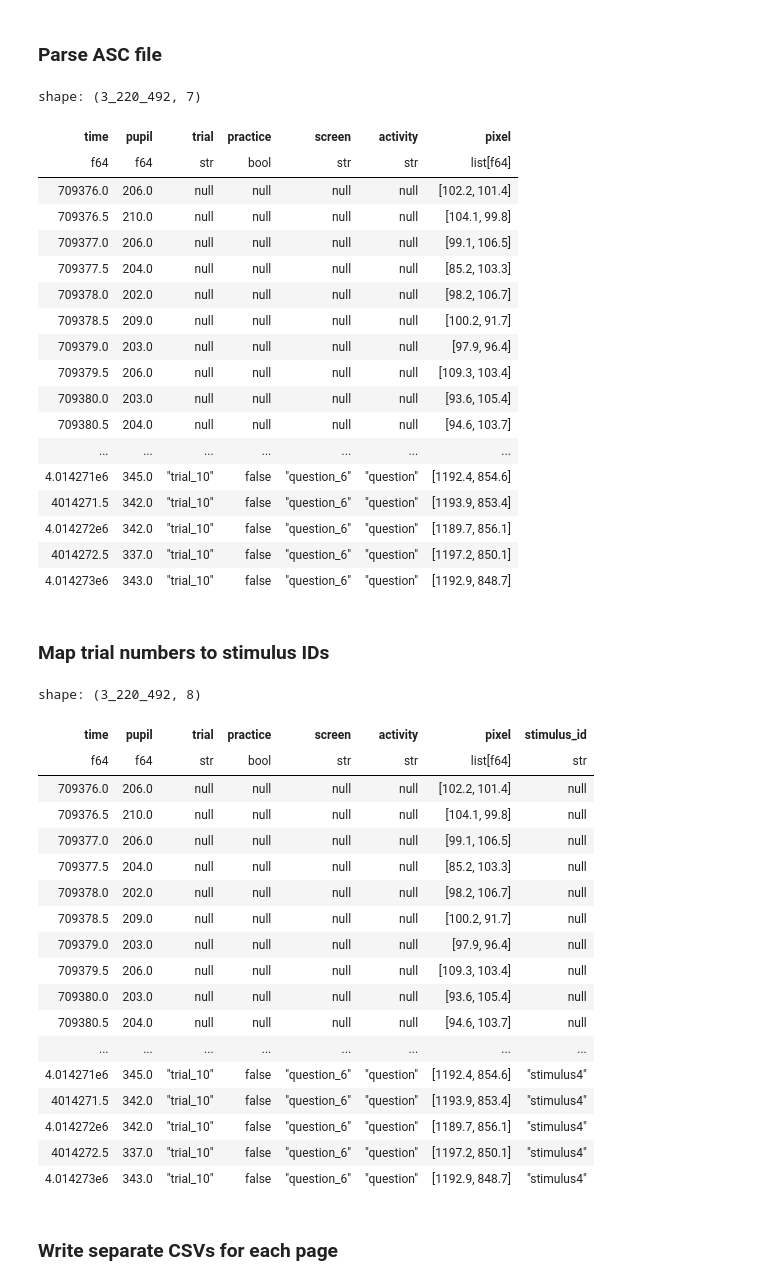
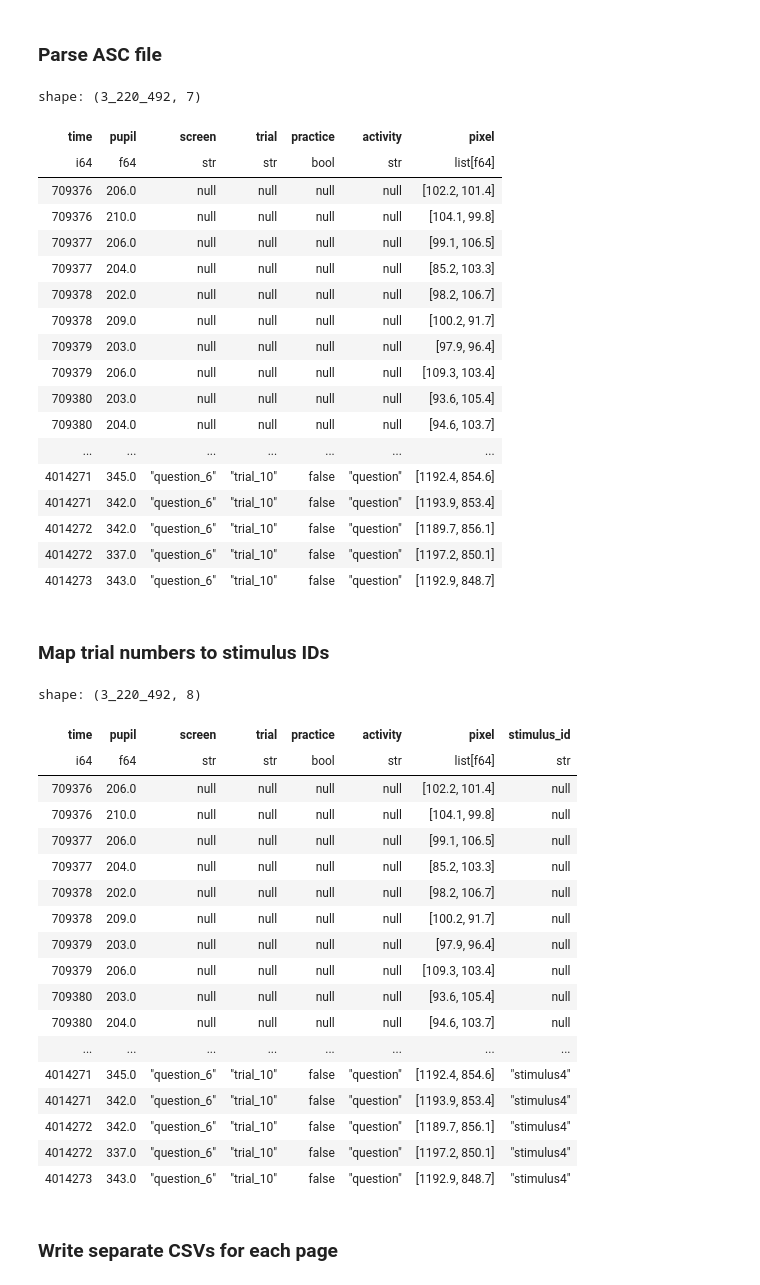
Before and after one commit to theDebbister/multipleye-preprocessing, a Jupyter notebook: preprocessing.ipynb, the cells around one changed output. Drawn from its saved outputs; the diff is of its cells as text; code cells hidden in the pictures.

```diff
--- a/preprocessing.ipynb
+++ b/preprocessing.ipynb
@@ -21,5 +22,5 @@ To discuss:
 import subprocess
 
 edf = data_dir / "ch1hr007.edf"
-subprocess.run(["./edf2asc", edf, "-input", "-ftime", "-p", output_dir, "-y"])
+subprocess.run(["./edf2asc", edf, "-input", "-ftime", "-p", output_dir, "-y"], shell=True, check = True)
 # %% [output]
@@ -110,60 +77,61 @@ data = pm.gaze.from_asc(
 data.frame
 # %% [output]
 shape: (3_220_492, 7)
-| time | pupil | trial | practice | screen | activity | pixel |
-| f64 | f64 | str | bool | str | str | list[f64] |
-| 709376.0 | 206.0 | null | null | null | null | [102.2, 101.4] |
-| 709376.5 | 210.0 | null | null | null | null | [104.1, 99.8] |
-| 709377.0 | 206.0 | null | null | null | null | [99.1, 106.5] |
-| 709377.5 | 204.0 | null | null | null | null | [85.2, 103.3] |
-| 709378.0 | 202.0 | null | null | null | null | [98.2, 106.7] |
-| 709378.5 | 209.0 | null | null | null | null | [100.2, 91.7] |
-| 709379.0 | 203.0 | null | null | null | null | [97.9, 96.4] |
-| 709379.5 | 206.0 | null | null | null | null | [109.3, 103.4] |
-| 709380.0 | 203.0 | null | null | null | null | [93.6, 105.4] |
-| 709380.5 | 204.0 | null | null | null | null | [94.6, 103.7] |
+| time | pupil | screen | trial | practice | activity | pixel |
+| i64 | f64 | str | str | bool | str | list[f64] |
+| 709376 | 206.0 | null | null | null | null | [102.2, 101.4] |
+| 709376 | 210.0 | null | null | null | null | [104.1, 99.8] |
+| 709377 | 206.0 | null | null | null | null | [99.1, 106.5] |
+| 709377 | 204.0 | null | null | null | null | [85.2, 103.3] |
+| 709378 | 202.0 | null | null | null | null | [98.2, 106.7] |
+| 709378 | 209.0 | null | null | null | null | [100.2, 91.7] |
+| 709379 | 203.0 | null | null | null | null | [97.9, 96.4] |
+| 709379 | 206.0 | null | null | null | null | [109.3, 103.4] |
+| 709380 | 203.0 | null | null | null | null | [93.6, 105.4] |
+| 709380 | 204.0 | null | null | null | null | [94.6, 103.7] |
 | ... | ... | ... | ... | ... | ... | ... |
-| 4.014271e6 | 345.0 | "trial_10" | false | "question_6" | "question" | [1192.4, 854.6] |
-| 4014271.5 | 342.0 | "trial_10" | false | "question_6" | "question" | [1193.9, 853.4] |
-| 4.014272e6 | 342.0 | "trial_10" | false | "question_6" | "question" | [1189.7, 856.1] |
-| 4014272.5 | 337.0 | "trial_10" | false | "question_6" | "question" | [1197.2, 850.1] |
-| 4.014273e6 | 343.0 | "trial_10" | false | "question_6" | "question" | [1192.9, 848.7] |
+| 4014271 | 345.0 | "question_6" | "trial_10" | false | "question" | [1192.4, 854.6] |
+| 4014271 | 342.0 | "question_6" | "trial_10" | false | "question" | [1193.9, 853.4] |
+| 4014272 | 342.0 | "question_6" | "trial_10" | false | "question" | [1189.7, 856.1] |
+| 4014272 | 337.0 | "question_6" | "trial_10" | false | "question" | [1197.2, 850.1] |
+| 4014273 | 343.0 | "question_6" | "trial_10" | false | "question" | [1192.9, 848.7] |
 # %% [markdown]
 ### Map trial numbers to stimulus IDs
 # %%
 stimulus_ids = {
     "PRACTICE_trial_1": "practice1",
     "PRACTICE_trial_2": "practice2",
 }
-with open(data_dir / "logfiles" / "completed_stimuli.csv") as f:
+with open("data/pilot-hr-1-zh/logfiles/completed_stimuli.csv") as f:
+# with open(data_dir / "logfiles" / "completed_stimuli.csv") as f:
     reader = csv.DictReader(f)
     for i, row in enumerate(reader):
         stimulus_ids[f"trial_{i + 1}"] = f"stimulus{row['stimulus_id']}"
 
 df = data.frame.with_columns(
     pl.col("trial").replace(stimulus_ids).alias("stimulus_id")
 )
 df
 # %% [output]
 shape: (3_220_492, 8)
-| time | pupil | trial | practice | screen | activity | pixel | stimulus_id |
-| f64 | f64 | str | bool | str | str | list[f64] | str |
-| 709376.0 | 206.0 | null | null | null | null | [102.2, 101.4] | null |
-| 709376.5 | 210.0 | null | null | null | null | [104.1, 99.8] | null |
-| 709377.0 | 206.0 | null | null | null | null | [99.1, 106.5] | null |
-| 709377.5 | 204.0 | null | null | null | null | [85.2, 103.3] | null |
-| 709378.0 | 202.0 | null | null | null | null | [98.2, 106.7] | null |
-| 709378.5 | 209.0 | null | null | null | null | [100.2, 91.7] | null |
-| 709379.0 | 203.0 | null | null | null | null | [97.9, 96.4] | null |
-| 709379.5 | 206.0 | null | null | null | null | [109.3, 103.4] | null |
-| 709380.0 | 203.0 | null | null | null | null | [93.6, 105.4] | null |
-| 709380.5 | 204.0 | null | null | null | null | [94.6, 103.7] | null |
+| time | pupil | screen | trial | practice | activity | pixel | stimulus_id |
+| i64 | f64 | str | str | bool | str | list[f64] | str |
+| 709376 | 206.0 | null | null | null | null | [102.2, 101.4] | null |
+| 709376 | 210.0 | null | null | null | null | [104.1, 99.8] | null |
+| 709377 | 206.0 | null | null | null | null | [99.1, 106.5] | null |
+| 709377 | 204.0 | null | null | null | null | [85.2, 103.3] | null |
+| 709378 | 202.0 | null | null | null | null | [98.2, 106.7] | null |
+| 709378 | 209.0 | null | null | null | null | [100.2, 91.7] | null |
+| 709379 | 203.0 | null | null | null | null | [97.9, 96.4] | null |
+| 709379 | 206.0 | null | null | null | null | [109.3, 103.4] | null |
+| 709380 | 203.0 | null | null | null | null | [93.6, 105.4] | null |
+| 709380 | 204.0 | null | null | null | null | [94.6, 103.7] | null |
 | ... | ... | ... | ... | ... | ... | ... | ... |
-| 4.014271e6 | 345.0 | "trial_10" | false | "question_6" | "question" | [1192.4, 854.6] | "stimulus4" |
-| 4014271.5 | 342.0 | "trial_10" | false | "question_6" | "question" | [1193.9, 853.4] | "stimulus4" |
-| 4.014272e6 | 342.0 | "trial_10" | false | "question_6" | "question" | [1189.7, 856.1] | "stimulus4" |
-| 4014272.5 | 337.0 | "trial_10" | false | "question_6" | "question" | [1197.2, 850.1] | "stimulus4" |
-| 4.014273e6 | 343.0 | "trial_10" | false | "question_6" | "question" | [1192.9, 848.7] | "stimulus4" |
+| 4014271 | 345.0 | "question_6" | "trial_10" | false | "question" | [1192.4, 854.6] | "stimulus4" |
+| 4014271 | 342.0 | "question_6" | "trial_10" | false | "question" | [1193.9, 853.4] | "stimulus4" |
+| 4014272 | 342.0 | "question_6" | "trial_10" | false | "question" | [1189.7, 856.1] | "stimulus4" |
+| 4014272 | 337.0 | "question_6" | "trial_10" | false | "question" | [1197.2, 850.1] | "stimulus4" |
+| 4014273 | 343.0 | "question_6" | "trial_10" | false | "question" | [1192.9, 848.7] | "stimulus4" |
 # %% [markdown]
 ### Write separate CSVs for each page
 # %% [markdown]
```
Also changed, not shown: parts of 2 cells of this notebook, 1 other file.
